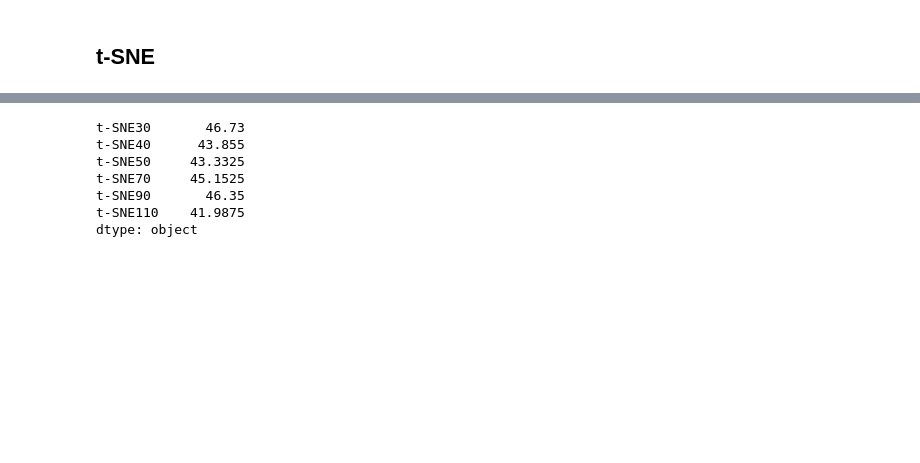
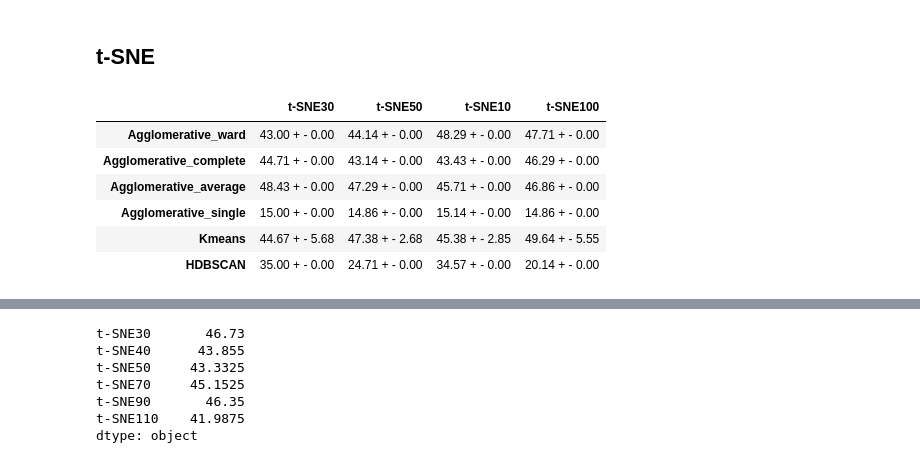
Before and after one commit to PulyaPolya/genres, a Jupyter notebook: ast_embedding_clustering.ipynb, the cells around one changed output, grey strips where cells are left out. Cells and saved outputs as stored; diff of their text form; code cells hidden in the pictures; blank space fills up the shorter version.

```diff
--- a/ast_embedding_clustering.ipynb
+++ b/ast_embedding_clustering.ipynb
@@ -317,4 +328,17 @@ predicted_labels = agglomerative.labels_
 # %% [markdown]
 ## t-SNE
+# %%
+
+from IPython.display import display
+df_av = get_df_average(df, algorithms_names, reduction_names)
+display(df_av)
+# %% [output]
+|  | t-SNE30 | t-SNE50 | t-SNE10 | t-SNE100 |
+| Agglomerative_ward | 43.00 + - 0.00 | 44.14 + - 0.00 | 48.29 + - 0.00 | 47.71 + - 0.00 |
+| Agglomerative_complete | 44.71 + - 0.00 | 43.14 + - 0.00 | 43.43 + - 0.00 | 46.29 + - 0.00 |
+| Agglomerative_average | 48.43 + - 0.00 | 47.29 + - 0.00 | 45.71 + - 0.00 | 46.86 + - 0.00 |
+| Agglomerative_single | 15.00 + - 0.00 | 14.86 + - 0.00 | 15.14 + - 0.00 | 14.86 + - 0.00 |
+| Kmeans | 44.67 + - 5.68 | 47.38 + - 2.68 | 45.38 + - 2.85 | 49.64 + - 5.55 |
+| HDBSCAN | 35.00 + - 0.00 | 24.71 + - 0.00 | 34.57 + - 0.00 | 20.14 + - 0.00 |
 # %%
 # testing different parameters for tsne
```
Also changed, not shown: parts of 15 cells of this notebook.
